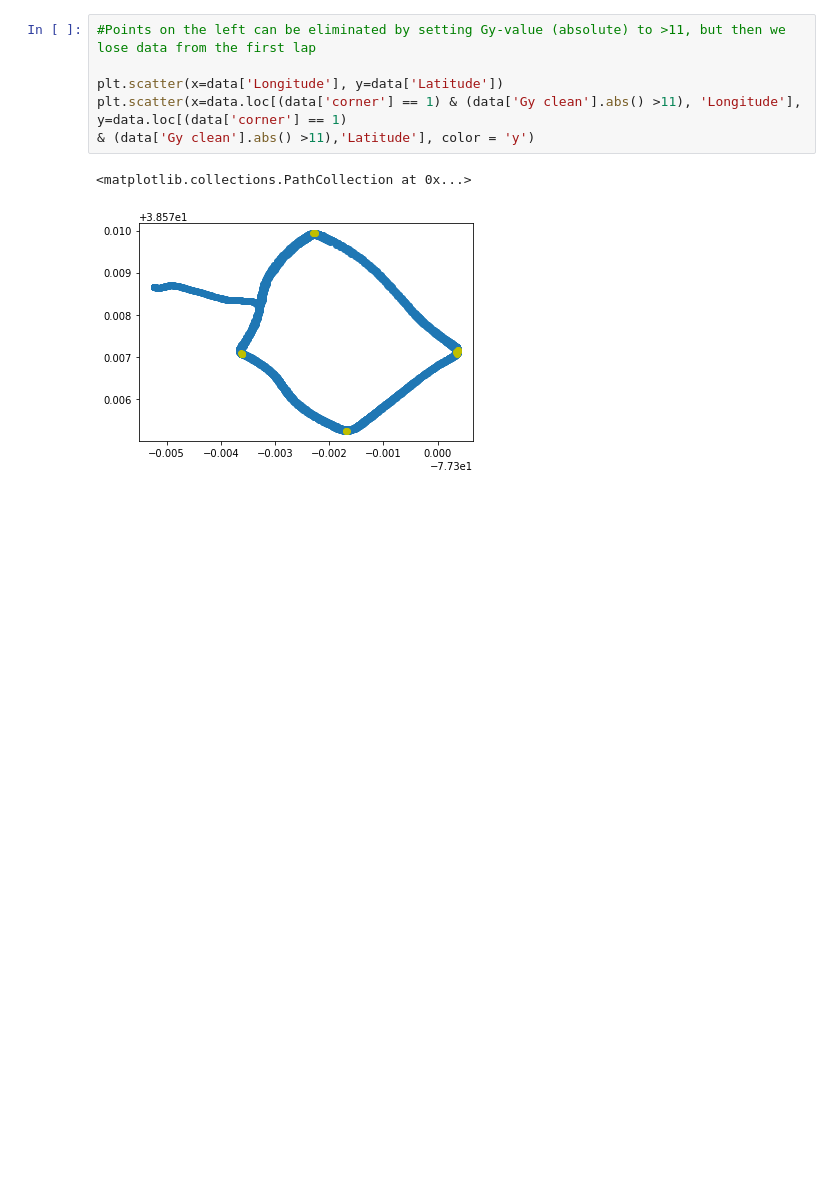
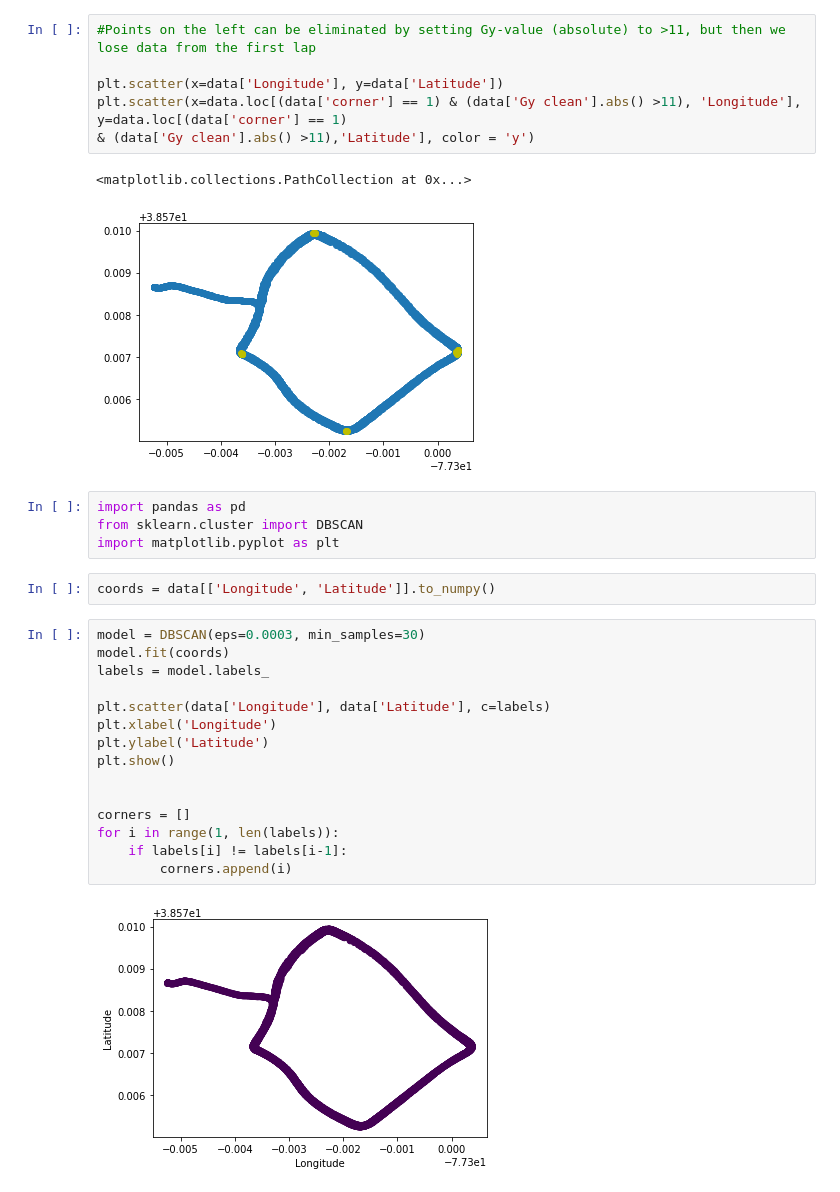
Before and after one commit to pyagoubi/Motorcycle-data, a Jupyter notebook: Motorcycle.ipynb, the cells around one changed output. Drawn from its saved outputs; the diff is of its cells as text; blank space fills up the shorter version.

```diff
--- a/Motorcycle.ipynb
+++ b/Motorcycle.ipynb
@@ -57,3 +58,26 @@ plt.scatter(x=data.loc[(data['corner'] == 1) & (data['Gy clean'].abs() >11), 'Lo
 # %% [output]
 <matplotlib.collections.PathCollection at 0x...>
 [figure]
+# %%
+import pandas as pd
+from sklearn.cluster import DBSCAN
+import matplotlib.pyplot as plt
+# %%
+coords = data[['Longitude', 'Latitude']].to_numpy()
+# %%
+model = DBSCAN(eps=0.0003, min_samples=30)
+model.fit(coords)
+labels = model.labels_
+
+plt.scatter(data['Longitude'], data['Latitude'], c=labels)
+plt.xlabel('Longitude')
+plt.ylabel('Latitude')
+plt.show()
+
+
+corners = []
+for i in range(1, len(labels)):
+    if labels[i] != labels[i-1]:
+        corners.append(i)
+# %% [output]
+[figure, added]
```
Also changed, not shown: parts of 7 cells of this notebook.
